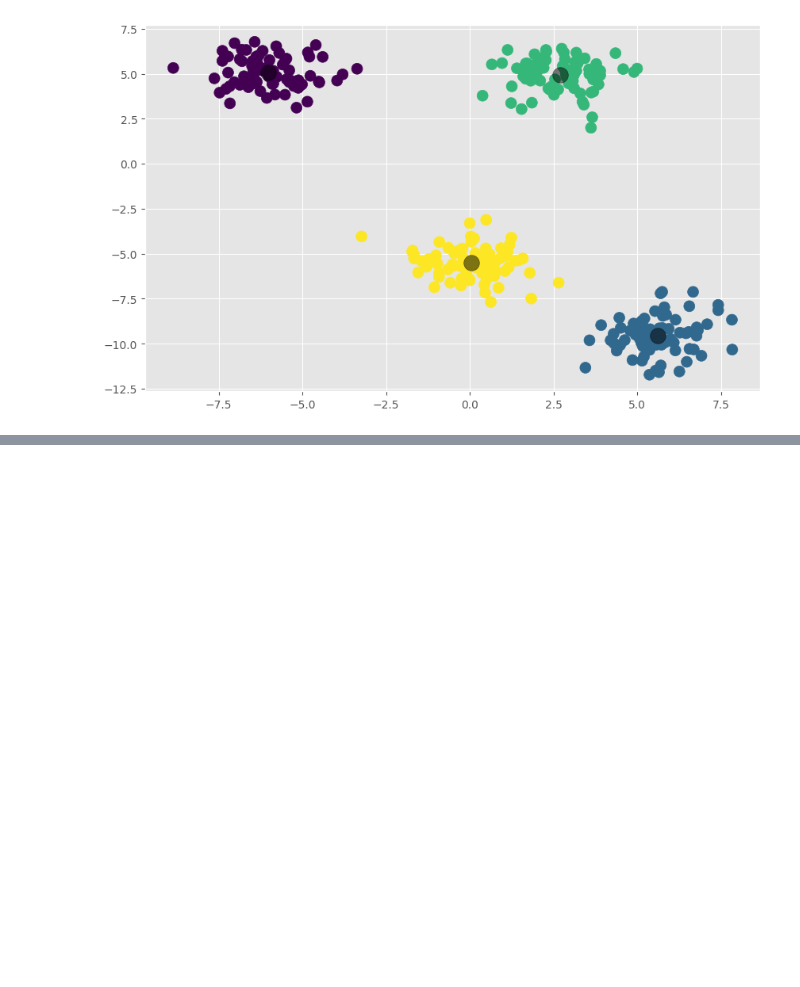
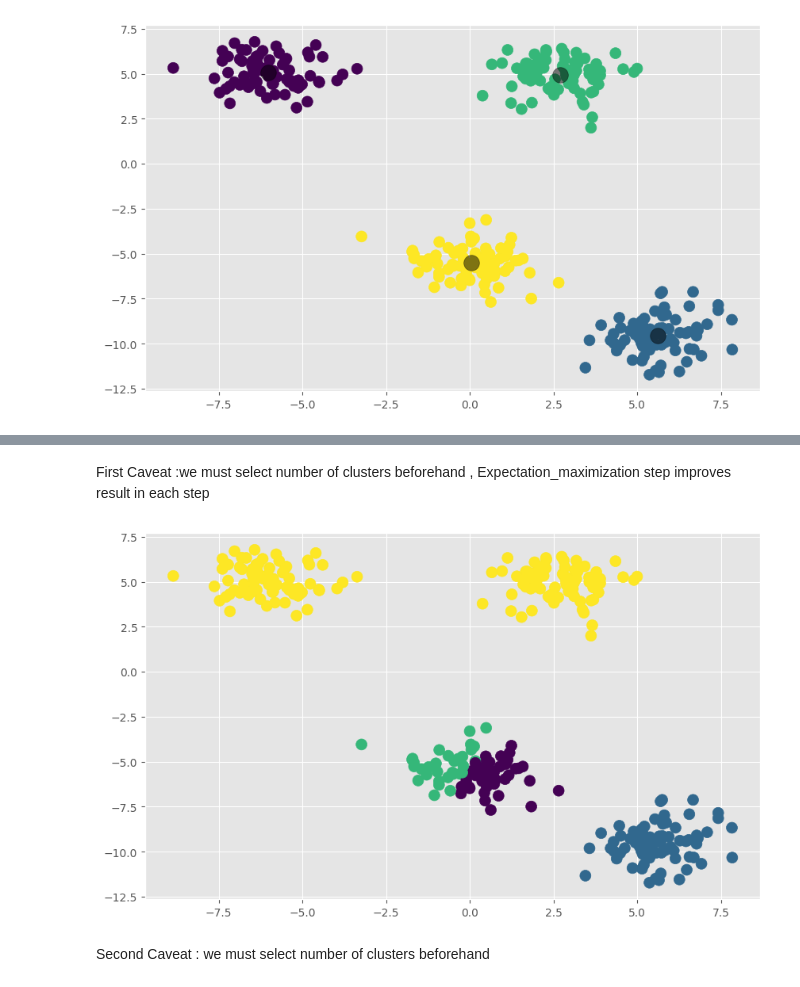
Before and after one commit to ramin77786408/Packt, a Jupyter notebook: Understanding k Means Clustring.ipynb, the cells around one changed output, grey strips where cells are left out. Saved outputs shown, nothing was run; the diff lists cells and outputs as text; code cells hidden in the pictures; blank space fills up the shorter version.

```diff
--- a/Understanding k Means Clustring.ipynb
+++ b/Understanding k Means Clustring.ipynb
@@ -34,0 +73,10 @@ plt.scatter(centers[:, 0], centers[:, 1], c='black', s=200, alpha=0.5)
+# %% [markdown]
+First Caveat :we must select number of clusters beforehand , Expectation_maximization step improves result in each step
+# %%
+centers , labels = find_clusters(x, 4,rseed=10)
+plt.figure(figsize=(10, 6))
+plt.scatter(x[:, 0], x[:,  1],c =labels, s=100);
+# %% [output]
+[figure, added]
+# %% [markdown]
+Second Caveat  : we must select number of clusters beforehand
```
Also changed, not shown: parts of 12 cells of this notebook, 1 other file.
